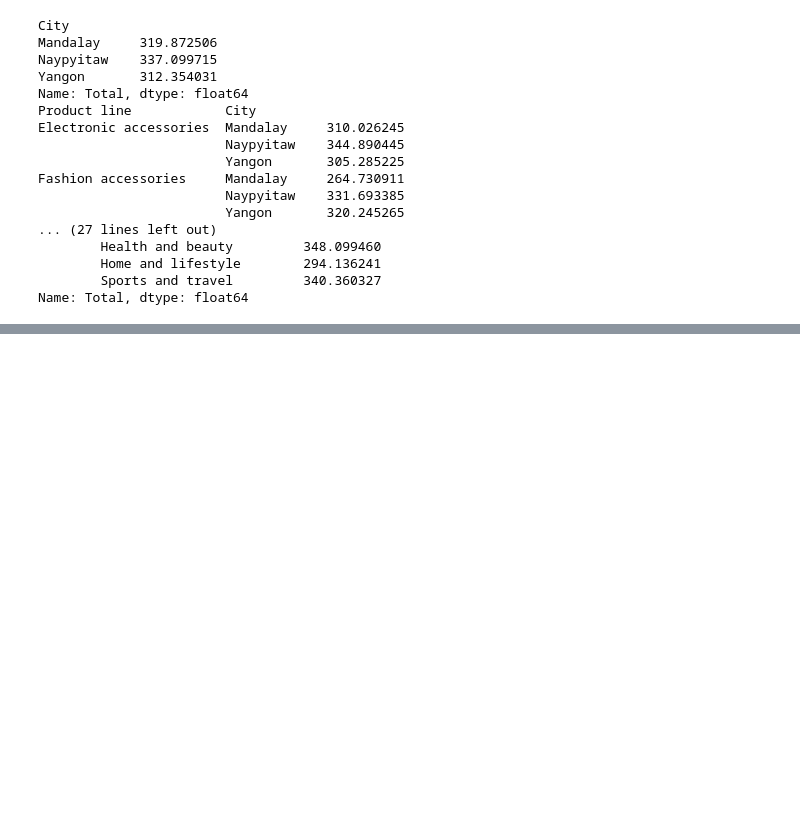
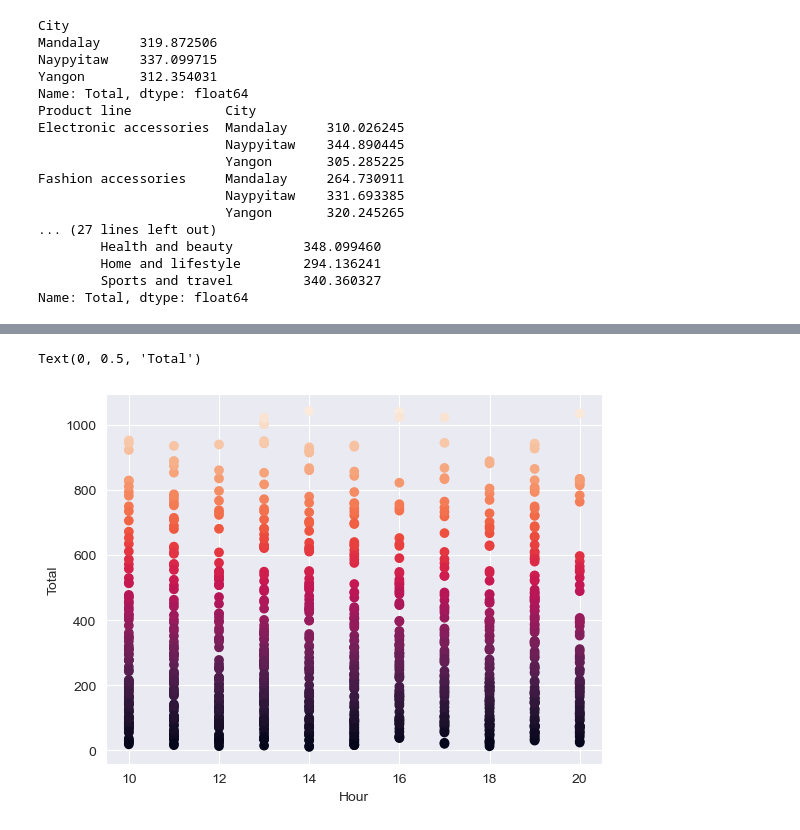
Before and after one commit to AI-YAZMIN-VILLEGAS/EBAC, a Jupyter notebook: Tareas/Tarea M34-AD-YAZMIN VILLEGAS.ipynb, the cells around one changed output, grey strips where cells are left out. Cells and saved outputs as stored; diff of their text form; code cells hidden in the pictures; blank space fills up the shorter version.

```diff
--- a/Tareas/Tarea M34-AD-YAZMIN VILLEGAS.ipynb
+++ b/Tareas/Tarea M34-AD-YAZMIN VILLEGAS.ipynb
@@ -84,0 +163,12 @@ Name: Total, dtype: float64
+# %%
+#Cálculo de una matriz de correlación entre la hora (sin minutos) y el total,
+np_hour = df['Hour'].to_numpy()
+np_total = df['Total'].to_numpy()
+
+np.corrcoef(np_hour,np_total)
+plt.scatter(x=np_hour, y=np_total, c=np_total)
+plt.xlabel('Hour')
+plt.ylabel('Total')
+# %% [output]
+Text(0, 0.5, 'Total')
+[figure, added]
```
Also changed, not shown: parts of 6 cells of this notebook.
